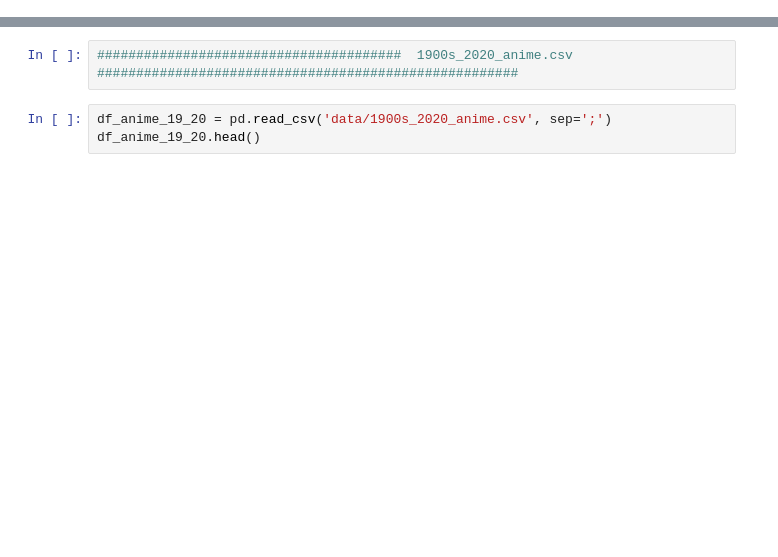
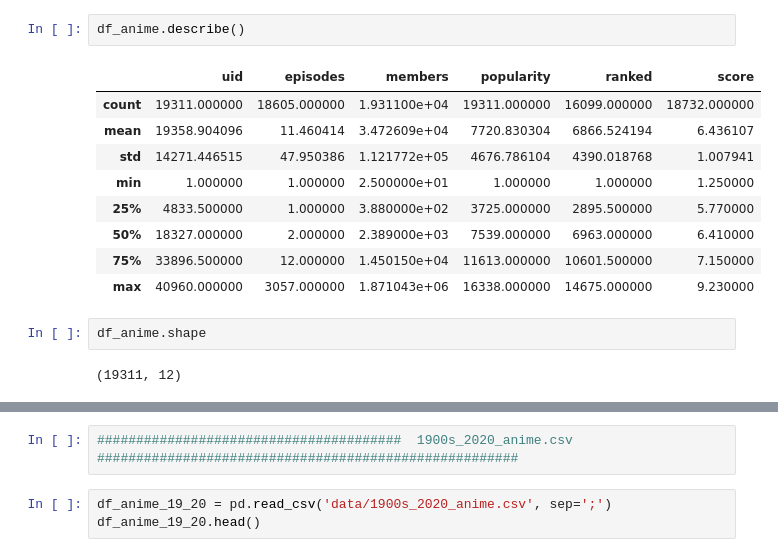
Before and after one commit to yumichelle/Anime-Data-Analysis, a Jupyter notebook: Anime-Data-Analysis_data_info.ipynb, the cells around one changed output, grey strips where cells are left out. Drawn from its saved outputs; the diff is of its cells as text; blank space fills up the shorter version.

```diff
--- a/Anime-Data-Analysis_data_info.ipynb
+++ b/Anime-Data-Analysis_data_info.ipynb
@@ -22,0 +80,16 @@ from mpl_toolkits.mplot3d import Axes3D
+# %%
+df_anime.describe()
+# %% [output]
+|  | uid | episodes | members | popularity | ranked | score |
+| count | 19311.000000 | 18605.000000 | 1.931100e+04 | 19311.000000 | 16099.000000 | 18732.000000 |
+| mean | 19358.904096 | 11.460414 | 3.472609e+04 | 7720.830304 | 6866.524194 | 6.436107 |
+| std | 14271.446515 | 47.950386 | 1.121772e+05 | 4676.786104 | 4390.018768 | 1.007941 |
+| min | 1.000000 | 1.000000 | 2.500000e+01 | 1.000000 | 1.000000 | 1.250000 |
+| 25% | 4833.500000 | 1.000000 | 3.880000e+02 | 3725.000000 | 2895.500000 | 5.770000 |
+| 50% | 18327.000000 | 2.000000 | 2.389000e+03 | 7539.000000 | 6963.000000 | 6.410000 |
+| 75% | 33896.500000 | 12.000000 | 1.450150e+04 | 11613.000000 | 10601.500000 | 7.150000 |
+| max | 40960.000000 | 3057.000000 | 1.871043e+06 | 16338.000000 | 14675.000000 | 9.230000 |
+# %%
+df_anime.shape
+# %% [output]
+(19311, 12)
```
Also changed, not shown: parts of 17 cells of this notebook, 2 other files.
